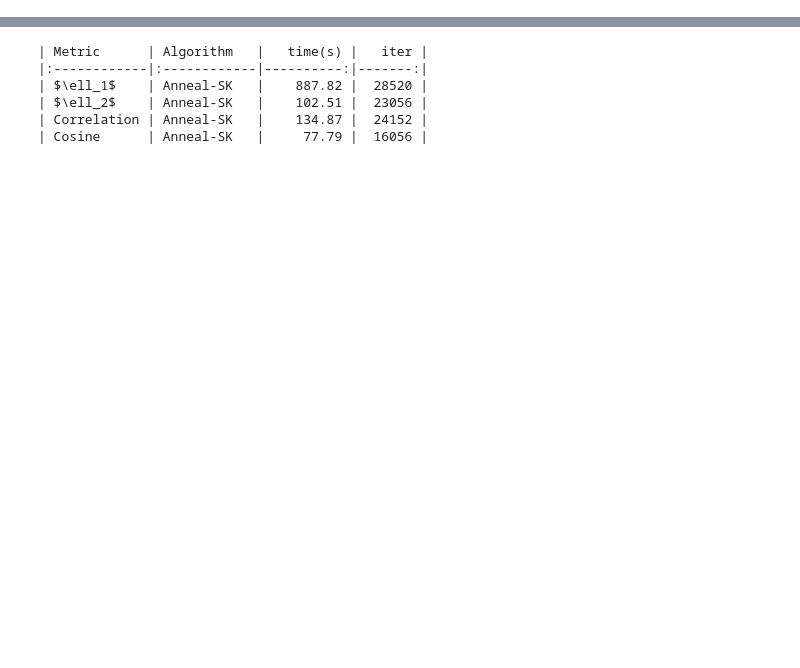
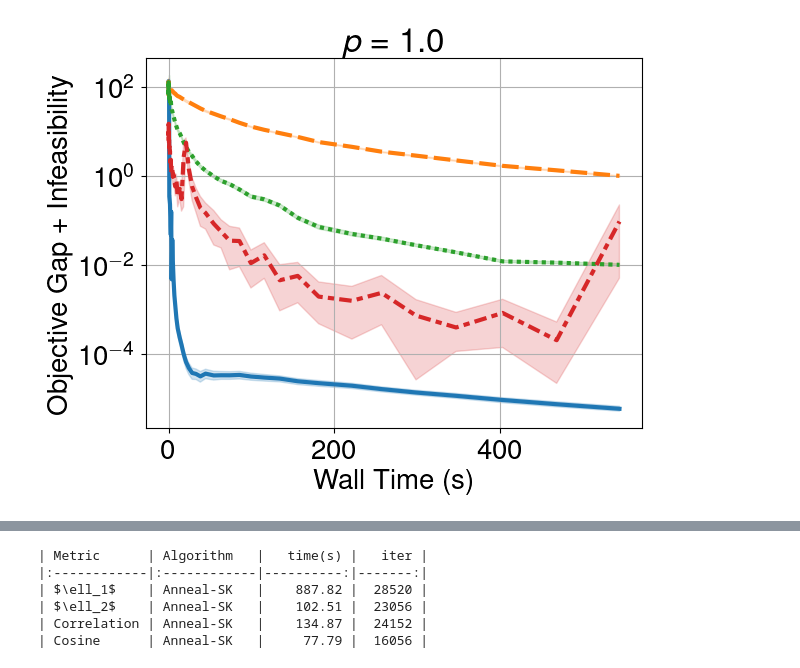
Before and after one commit to mxburns2022/CuDXG.jl, a Jupyter notebook: experiments/make_figures.ipynb, the cells around one changed output, grey strips where cells are left out. Saved outputs shown, nothing was run; the diff lists cells and outputs as text; code cells hidden in the pictures; blank space fills up the shorter version.

```diff
--- a/experiments/make_figures.ipynb
+++ b/experiments/make_figures.ipynb
@@ -95,48 +95,74 @@ minvals
 # %%
 
-df=pd.read_csv("../data_archive/fig_4_timing.csv")
-optimal_df = pd.read_csv("../data_archive/ground_truths_64_pnorms.csv") # exact minima found via emd2
+df=pd.read_csv("../data_archive/fig_4_updated_pnorm.csv").drop(columns=["ot_distance"])
+optimal_df = pd.read_csv("../data_archive/ground_truths_pnorms_new.csv") # exact minima found via emd2
 df = df.merge(optimal_df, on=['problemclass', 'problem_1', 'problem_2', 'p'])
 
 # minvals = df.query('infeas < 1e-3').groupby(['problemclass', 'p', 'problem_1', 'problem_2'])['ot_objective'].transform("min")
 # df['objgap'] = df['ot_objective'] - df['']
-df['gap'] = abs(df['ot_objective']-df['ot_distance']) + abs(df['infeas'])
+df["maxval"] = df["p"].replace(
+    {2: 2 * 63**2,
+     1: 2 * 63,
+     np.inf: 63}
+)
 # dff["Algorithm"] = df['solver'].replace({"sinkhorn_kernel":"SK", "lamp_cuda_ctransfer": "LAMP"})
-df["time(s)"] = (df["time(s)"]/2).round()*2
+df['gap'] = abs(df['ot_objective'] - df['ot_distance']) + abs(df['infeas']) * df["maxval"]
+# df["Algorithm"] = df['solver'].replace({"sinkhorn_kernel":"SK", "extragrad_dual_ctransfer": "LAMP"})
+# df["time(s)"] = (df["time(s)"]/2).round()*2
+print(len(df.query("Algorithm == \"SK ($\\eta = 10^{-5}$)\"")))
+arr = np.exp(pd.cut(np.log(df['time(s)']), bins=100 , precision=1,retbins=True)[0].apply(lambda x: x.mid).to_numpy())
+# np.exp(arr[0].iloc[0].mid)
+df['bintime'] = arr
+# df.to_csv("updated_pnorm.csv", index=False)
 for p, sdf in df.groupby("p"):
-    fig, ax = plt.subplots()
+    fig, ax = plt.subplots(dpi=100)
+    # if p == np.inf:
+        # sdf = sdf.query("Algorithm != \"LAMP\"")
+    hue_order=["LAMP", "SK ($\\eta = 10^{-5}$)","SK ($\\eta = 10^{-4}$)" , "Anneal-SK ($\\eta_i = 10^{-1}$, $\\eta_f = 10^{-10}$)",]
     first = True
+    # for (p1, p2, pclass), ssdf in sdf.groupby(["problem_1", "problem_2", "problemclass"]):
+    ax=sns.lineplot(sdf, x='bintime', y='gap', hue='Algorithm', style='Algorithm',  palette='tab10',
+                    legend=False if p != 2 or not first else True,
+                   hue_order=hue_order,  style_order=hue_order, linewidth=3)
+    first = False
+    ax.set_yscale('log')
+    ax.grid()
+    ssdf = np.sort(sdf['bintime'].unique())
+    infeas_offset = sdf.query("Algorithm == \"LAMP\"")
+        # xv = np.linspace(0, 600, 50)
+    # yv =
 
-    ax=sns.lineplot(sdf, x='time(s)', y='gap', hue='Algorithm',  palette='tab10',
+    if p==2:
+        ax.legend(fontsize=14, title='Algorithm', title_fontsize=14)
+    if p != np.inf:
+        ax.set_title("$p=%s$" % (str(p)))
+    else:
+        ax.set_title("$p=\\infty$")
+    ax.set_ylabel("Objective Gap + Infeasibility")
+    ax.set_xlabel("Wall Time (s)")
+    plt.show()
+    fig.savefig("../figures/pnorm_test_4096_%s.pdf" % (str(p)), bbox_inches='tight')
+
+# first = True
+for p, sdf in df.groupby("p"):
+    fig, ax = plt.subplots(dpi=100)
+    # if p == np.inf:
+        # sdf = sdf.query("Algorithm != \"LAMP\"")
+
+    hue_order=["LAMP", "SK ($\\eta = 10^{-5}$)","SK ($\\eta = 10^{-4}$)" ]
+    first = True
+    ax=sns.lineplot(sdf, x='bintime', y='infeas', hue='Algorithm',style='Algorithm',  style_order=hue_order,  palette='tab10',
                     legend=False if p != 2 or not first else True,
-                    hue_order=["LAMP", "SK ($\\eta = 10^{-5}$)","SK ($\\eta = 10^{-4}$)"], linewidth=3)
+                    hue_order=["LAMP", "SK ($\\eta = 10^{-5}$)","SK ($\\eta = 10^{-4}$)" ], linewidth=3)
+
+
+    sns.lineplot
     first = False
     ax.set_yscale('log')
     ax.grid()
 
     if p==2:
-        ax.legend(fontsize=18, title='Algorithm', title_fontsize=18)
-    if p != np.inf:
-        ax.set_title("$p=%s$" % (str(p)))
-    else:
-        ax.set_title("$p=\\infty$")
-    ax.set_ylabel("Objective Gap")
-    ax.set_xlabel("Wall Time (s)")
-    plt.show()
-    fig.savefig("../figures/pnorm_test_4096_%s.pdf" % (str(p)), bbox_inches='tight')
-
-for p, sdf in df.groupby("p"):
-    fig, ax = plt.subplots()
-    first = True
-    ax=sns.lineplot(sdf, x='time(s)', y='infeas', hue='Algorithm',  palette='tab10',
-                    legend=False if p != 2 or not first else True,
-                    hue_order=["LAMP", "SK ($\\eta = 10^{-5}$)","SK ($\\eta = 10^{-4}$)" ], linewidth=3)
-    first = False
-    ax.set_yscale('log')
-    ax.grid()
-
-    if p==2:
-        ax.legend(fontsize=18, title='Algorithm', title_fontsize=18)
+        ax.legend(fontsize=14, title='Algorithm', title_fontsize=14)
     if p != np.inf:
         ax.set_title("$p=%s$" % (str(p)))
     else:
@@ -145,3 +171,4 @@ for p, sdf in df.groupby("p"):
     ax.set_xlabel("Wall Time (s)")
     fig.savefig("../figures/pnorm_test_4096_%s_infeas.pdf" % (str(p)), bbox_inches='tight')
     plt.show()
+# %% [output]
@@ -147,0 +176 @@ for p, sdf in df.groupby("p"):
+[figure, added]
```
Also changed, not shown: parts of 16 cells of this notebook.
